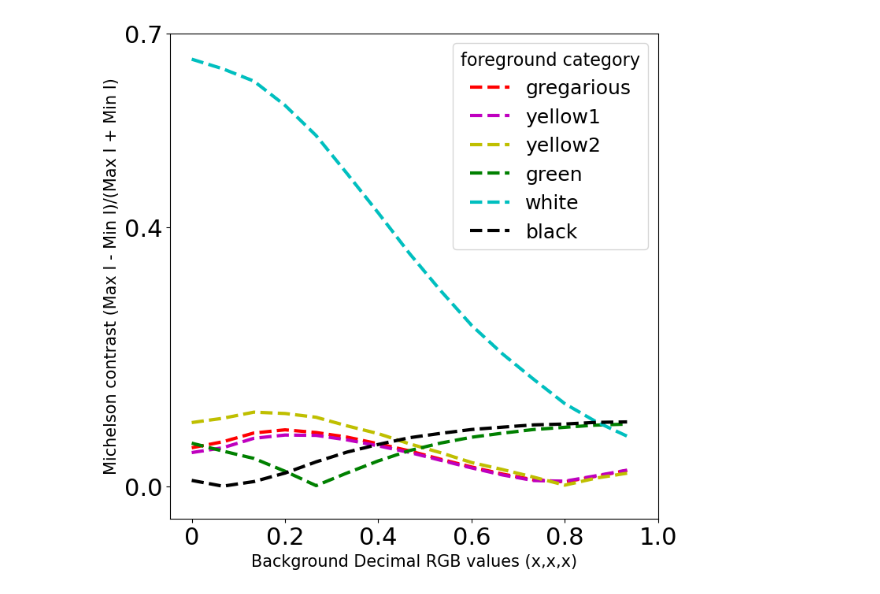
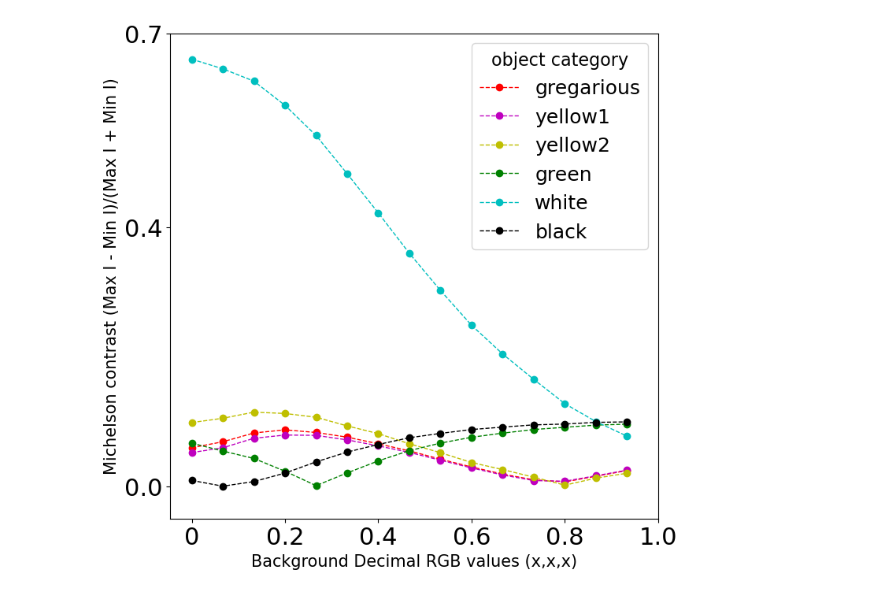
Before and after one commit to chiyu1203/UnityDataAnalysis, a Jupyter notebook: calculate_chromatic_contrast.ipynb, the cells around one changed output. Cells and saved outputs as stored; diff of their text form; code cells hidden in the pictures.

```diff
--- a/calculate_chromatic_contrast.ipynb
+++ b/calculate_chromatic_contrast.ipynb
@@ -166,3 +177,23 @@ w_contrast=(auc_array_conditions-background2)/background2
 COL = MplColorHelper(colormap_name, 0, m_contrast.shape[0]-1)
 sm = cm.ScalarMappable(cmap=colormap_name)
 graph_colour_code=["r","m","y","g","c","k"]
+# %%
+## the function to calculate that is incorrect does not support data
+fig, ax1 = plt.subplots(
+    nrows=1, ncols=1, figsize=(8,8))
+for i in range(w_contrast.shape[0]):
+    if i==4:
+        continue## skip white
+    ax1.plot(w_contrast[i,:-1],color=graph_colour_code[i],label=folders[i], linestyle='--', marker='o',linewidth=1)
+ax1.legend(title='object category',prop={'size': 18},title_fontsize=16)
+ax1.set(
+    xticks=[0,3,6,9,12,15],
+    xticklabels=(['0','0.2','0.4','0.6','0.8','1.0']),
+    xlabel=('Background Decimal RGB values (x,x,x)'),
+    ylabel= ('Weber contrast (Object I - Background I)/Background I'),
+    yticks=[-0.2,0.0,0.2,0.4],
+    ylim=[-0.2,0.4])
+ax1.xaxis.label.set(fontsize=15)
+ax1.yaxis.label.set(fontsize=15)
+#ax1.yaxis.label.set(fontsize=20)
+#background1 suggest the 7th has closest contrast between black and gregarious
@@ -169,22 +202,22 @@ graph_colour_code=["r","m","y","g","c","k"]
 # %%
 fig, ax1 = plt.subplots(
     nrows=1, ncols=1, figsize=(8,8))
 for i in range(m_contrast.shape[0]):
-    ax1.plot(m_contrast[i,:-1],color=graph_colour_code[i],label=folders[i],linestyle='dashed',linewidth=3)
-ax1.legend(title='foreground category',prop={'size': 18},title_fontsize=16)
+    ax1.plot(m_contrast[i,:-1],color=graph_colour_code[i],label=folders[i], linestyle='--', marker='o',linewidth=1)
+ax1.legend(title='object category',prop={'size': 18},title_fontsize=16)
 ax1.set(
     xticks=[0,3,6,9,12,15],
     xticklabels=(['0','0.2','0.4','0.6','0.8','1.0']),
     xlabel=('Background Decimal RGB values (x,x,x)'),
     ylabel= ('Michelson contrast (Max I - Min I)/(Max I + Min I)'),
     yticks=[0.0,0.4,0.7],
     ylim=[-0.05,0.7])
 ax1.xaxis.label.set(fontsize=15)
 ax1.yaxis.label.set(fontsize=15)
 #ax1.yaxis.label.set(fontsize=20)
 #background1 suggest the 7th has closest contrast between black and gregarious
 # %% [output]
-[figure, old version]
+[figure, new version]
 # %%
 #background  measurement
 plt.plot(np.arange(background.shape[0]),background)
```
Also changed, not shown: parts of 2 cells of this notebook.
